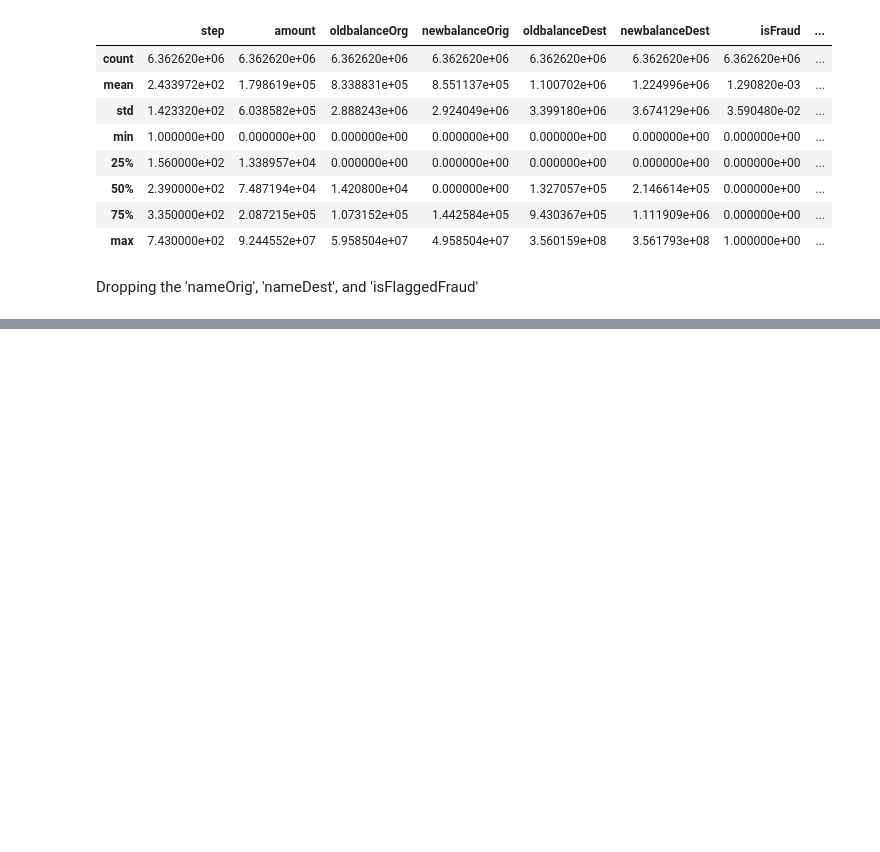
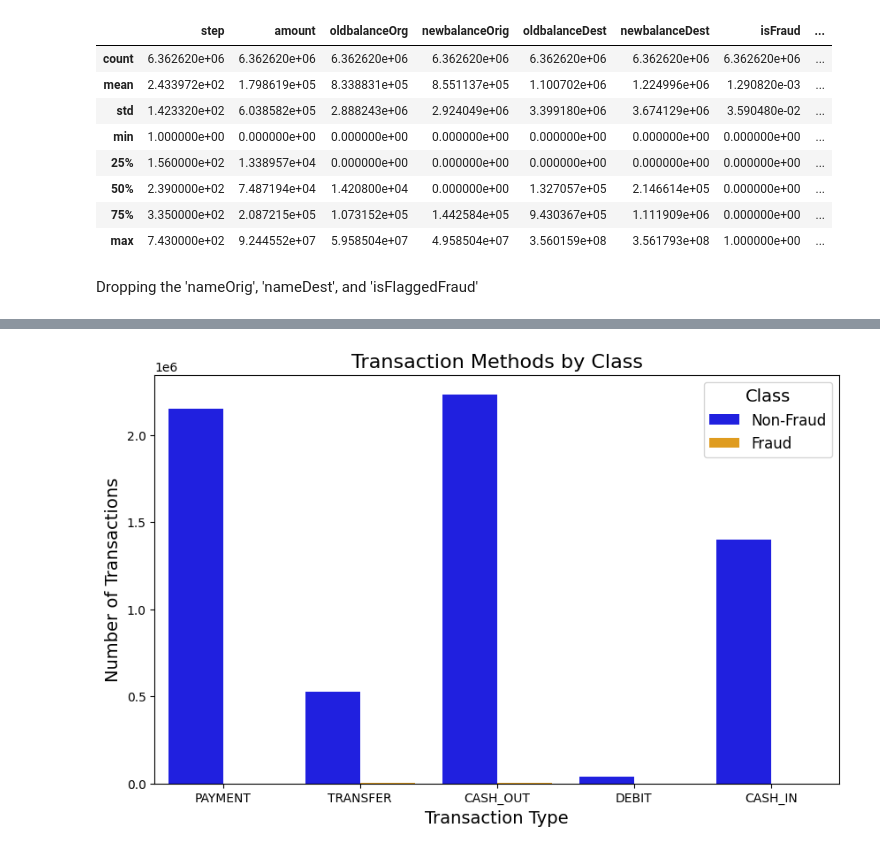
Before and after one commit to HuanKhoa/Card-Fraud-Detection, a Jupyter notebook: main.ipynb, the cells around one changed output, grey strips where cells are left out. Drawn from its saved outputs; the diff is of its cells as text; code cells hidden in the pictures; blank space fills up the shorter version.

```diff
--- a/main.ipynb
+++ b/main.ipynb
@@ -123,0 +247,18 @@ dataset_main.drop('nameOrig', 'nameDest', 'isFlaggedFraud', axis=1, inplace=True
+# %%
+plt.figure(figsize=(10, 6))
+plt.title("Transaction Methods by Class", fontsize=16)
+
+# Sử dụng countplot để vẽ biểu đồ cho cả hai loại giao dịch
+sns.countplot(x='type', hue='isFraud', data=dataset_main, palette={0: "blue", 1: "orange"})
+
+# Đặt nhãn cho trục x và trục y
+plt.xlabel("Transaction Type", fontsize=14)
+plt.ylabel("Number of Transactions", fontsize=14)
+
+# Hiển thị chú thích (legend)
+plt.legend(title="Class", title_fontsize='14', fontsize='12', labels=['Non-Fraud', 'Fraud'])
+
+# Hiển thị biểu đồ
+plt.show()
+# %% [output]
+[figure, added]
```
Also changed, not shown: parts of 33 cells of this notebook.
